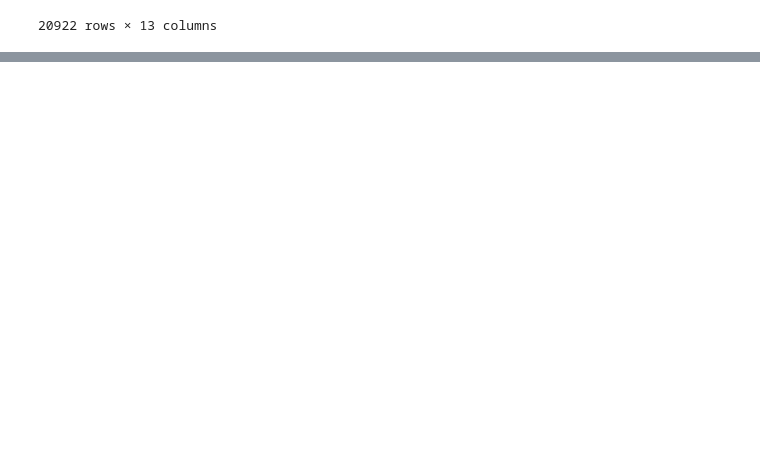
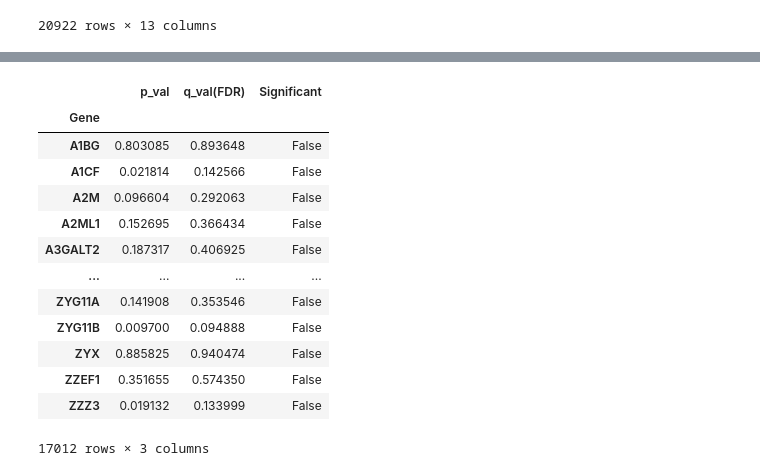
Before and after one commit to harshel-bahl/predicting-cancer-gene-dependencies, a Jupyter notebook: analysis/analysis.ipynb, the cells around one changed output, grey strips where cells are left out. Drawn from its saved outputs; the diff is of its cells as text; code cells hidden in the pictures; blank space fills up the shorter version.

```diff
--- a/analysis/analysis.ipynb
+++ b/analysis/analysis.ipynb
@@ -79,0 +76,47 @@ UOK146
+# %%
+ccl_chronos_dataset = ccl_chronos_dataset[~(ccl_chronos_dataset == 'Unknown').any(axis=1)].apply(pd.to_numeric, errors='coerce').dropna()
+
+### tRCC Chronos Score Analysis
+tRCC_chronos_gene_effects = ccl_chronos_dataset[["FUUR1", "STFE", "UOK109"]]
+mean_tRCC_chronos_gene_effects = tRCC_chronos_gene_effects.mean(axis=1)
+
+# ### ccRCC Chronos Score Analysis
+ccRCC_chronos_gene_effects = ccl_chronos_dataset[["PC3", "CAKI2", "CAKI1", "786O", "DU145", "HCT116", "NCIH460"]]
+mean_ccRCC_chronos_gene_effects = ccRCC_chronos_gene_effects.mean(axis=1)
+
+def compute_p_values_and_fdr(df1, df2):
+
+    assert all(df1.index == df2.index), "Genes in both dataframes must be in the same order"
+
+    p_values = []
+    for gene in df1.index:
+        _, p_value = ttest_ind(df1.loc[gene], df2.loc[gene], equal_var=False)
+        p_values.append(p_value)
+
+    _, p_values_adj, _, _ = mt.multipletests(p_values, method='fdr_bh')
+
+    result_df = pd.DataFrame({
+        'p_val': p_values,
+        'q_val(FDR)': p_values_adj
+    }, index=df1.index)
+
+    return result_df
+
+tRCC_pVals = compute_p_values_and_fdr(tRCC_chronos_gene_effects, ccRCC_chronos_gene_effects)
+tRCC_pVals["Significant"] = tRCC_pVals["q_val(FDR)"] < 0.05
+tRCC_pVals
+# %% [output]
+|  | p_val | q_val(FDR) | Significant |
+| Gene |  |  |  |
+| A1BG | 0.803085 | 0.893648 | False |
+| A1CF | 0.021814 | 0.142566 | False |
+| A2M | 0.096604 | 0.292063 | False |
+| A2ML1 | 0.152695 | 0.366434 | False |
+| A3GALT2 | 0.187317 | 0.406925 | False |
+| ... | ... | ... | ... |
+| ZYG11A | 0.141908 | 0.353546 | False |
+| ZYG11B | 0.009700 | 0.094888 | False |
+| ZYX | 0.885825 | 0.940474 | False |
+| ZZEF1 | 0.351655 | 0.574350 | False |
+| ZZZ3 | 0.019132 | 0.133999 | False |
+17012 rows × 3 columns
```
Also changed, not shown: parts of 17 cells of this notebook, 5 other files.
